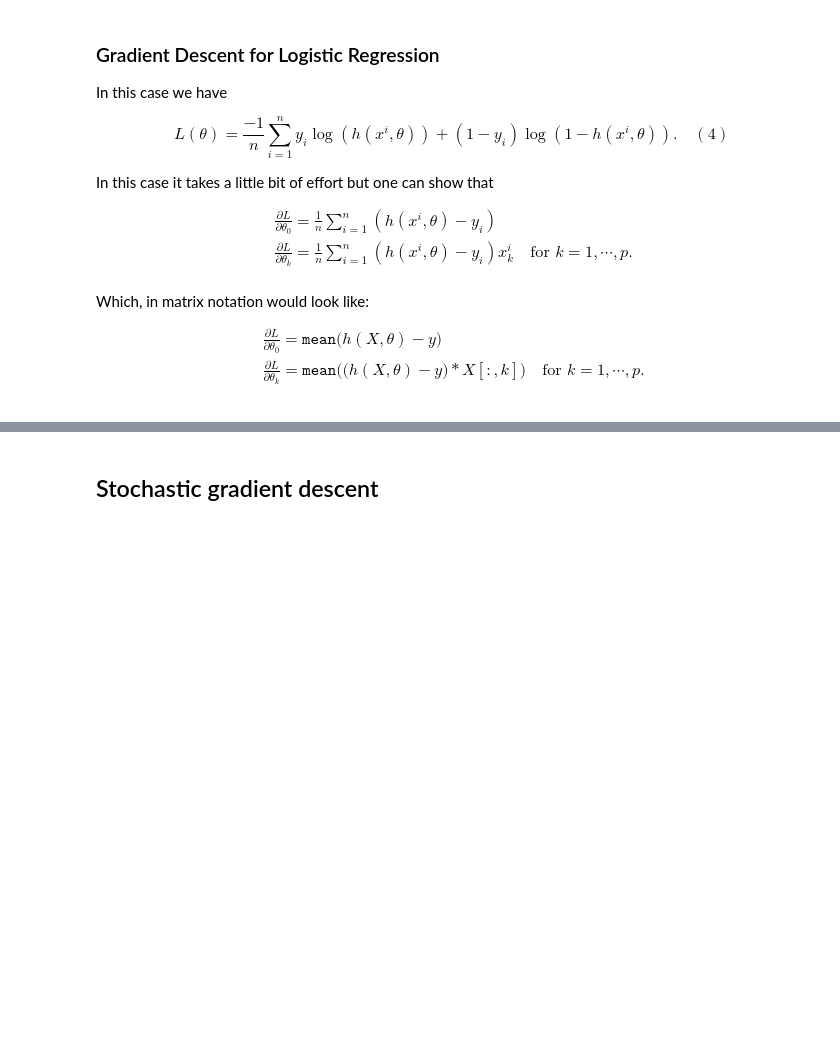
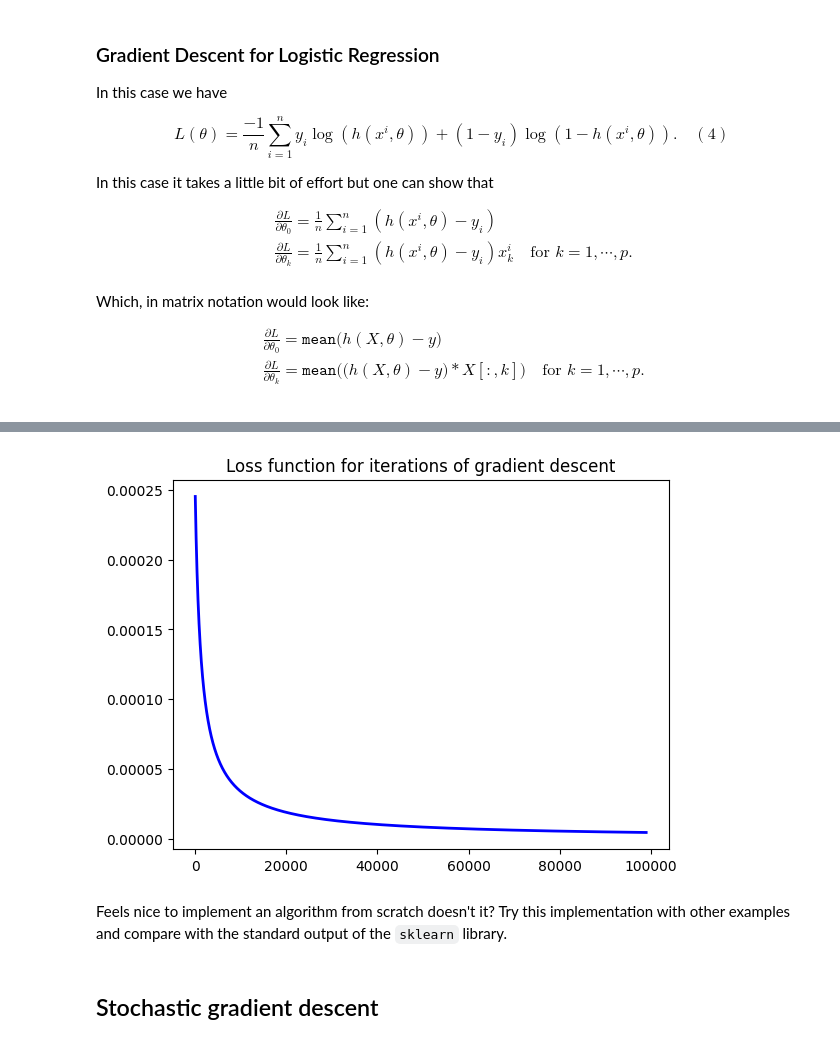
Before and after one commit to JimmyCalvoMonge/appmathpython, a Jupyter notebook: src/optimization/gradient_descent.ipynb, the cells around one changed output, grey strips where cells are left out. Drawn from its saved outputs; the diff is of its cells as text; code cells hidden in the pictures; blank space fills up the shorter version.

Commit message:
Finished application to Logistic Regression and started stochastic gradient descent

```diff
--- a/src/optimization/gradient_descent.ipynb
+++ b/src/optimization/gradient_descent.ipynb
@@ -739,7 +616,0 @@ def h(theta, x):
-# %%
-def my_gradient_logistic_regression(theta):
-    n, p = X.shape
-    theta0 = theta.reshape(p+1, 1)
-    hDiff = sigmoid(theta0[0] + np.dot(X, theta0[1:])) - y
-    dL0 = np.mean(hDiff)
-    return np.array([dL0]+ [np.mean(hDiff*X[:,k].reshape(n,1)) for k in range(p)])
@@ -745,0 +642,20 @@ def my_gradient_logistic_regression(theta):
+# %%
+def hh(theta, X):
+    z = np.matmul(X, theta)
+    predictions = 1/(1+np.exp(-z))
+    return predictions
+
+def my_gradient_logistic_regression(theta):
+    n = len(y1)
+    predictions = hh(theta, X1)
+    errors = predictions - y1
+    gradients = (1/n)*np.matmul(errors, X1)
+    return gradients
+
+def loss_function_logistic(X, y, theta):
+    predictions = hh(theta, X)
+    n = len(y)
+    log_of_predictions = np.log(predictions)
+    log_of_oneMinusPredictions = np.log(1-predictions)
+    loss = -(1/n)*np.sum(((y*log_of_predictions) + ((1-y)*(log_of_oneMinusPredictions))))
+    return loss
@@ -745,0 +664,5 @@ def my_gradient_logistic_regression(theta):
+# %%
+from sklearn.linear_model import LogisticRegression
+classifier = LogisticRegression()
+classifier.fit(X1, y1)
+classifier.intercept_, classifier.coef_
@@ -746,6 +674,7 @@ def my_gradient_logistic_regression(theta):
 # %%
-seq_vals = gradient_descent(my_gradient_logistic_regression, x_0=np.array([0.3, 0.8]), alpha=0.0001, tol=0.00001, maxiter=100000)
+seq_vals = gradient_descent(my_gradient_logistic_regression, x_0=np.array([0,0,0,0,1]),
+                            alpha=7, tol=1e-9, maxiter=100000)
 print(len(seq_vals))
-seq_vals[-1] # Find another example :/
+seq_vals[-1]
 # %% [output]
 100001
@@ -764,3 +690,12 @@ slope: [[0.82321761]]
+# %%
+loss_ = [loss_function_logistic(X1, y1, theta) for theta in seq_vals]
+plt.plot(loss_[1000:], linewidth=2, color='b') # Let's start with some values down the series to check convergence speed faster ...
+plt.title('Loss function for iterations of gradient descent')
+plt.show()
+# %% [output]
+[figure, added]
+# %% [markdown]
+Feels nice to implement an algorithm from scratch doesn't it? Try this implementation with other examples and compare with the standard output of the `sklearn` library.
 # %% [markdown]
 ## Stochastic gradient descent
 # %% [markdown]
```
Also changed, not shown: parts of 20 cells of this notebook.
